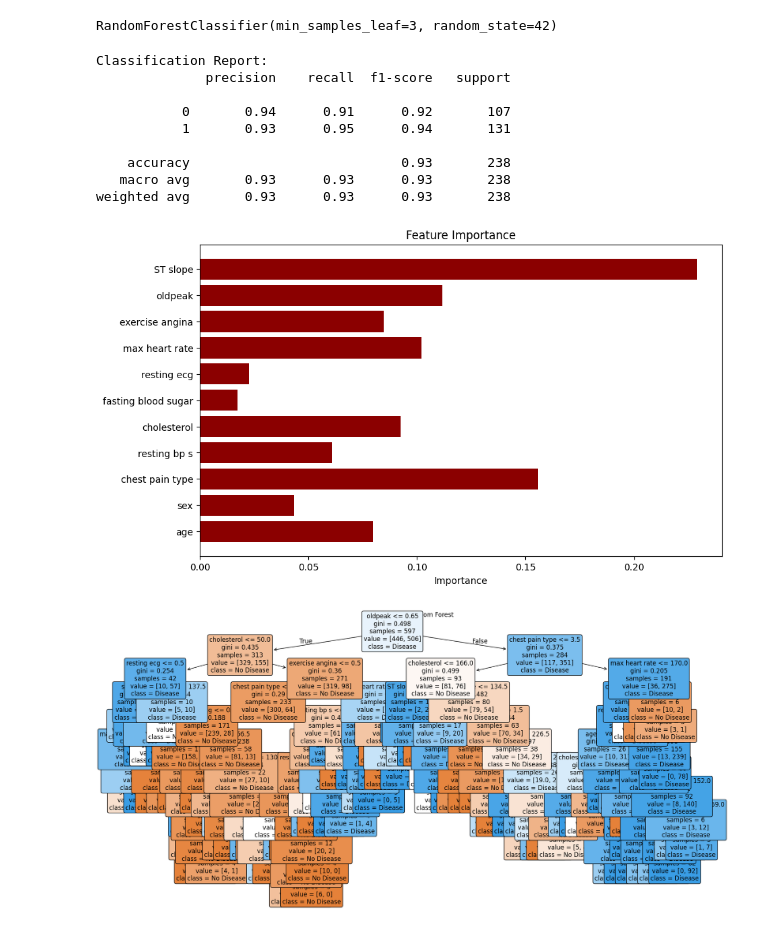
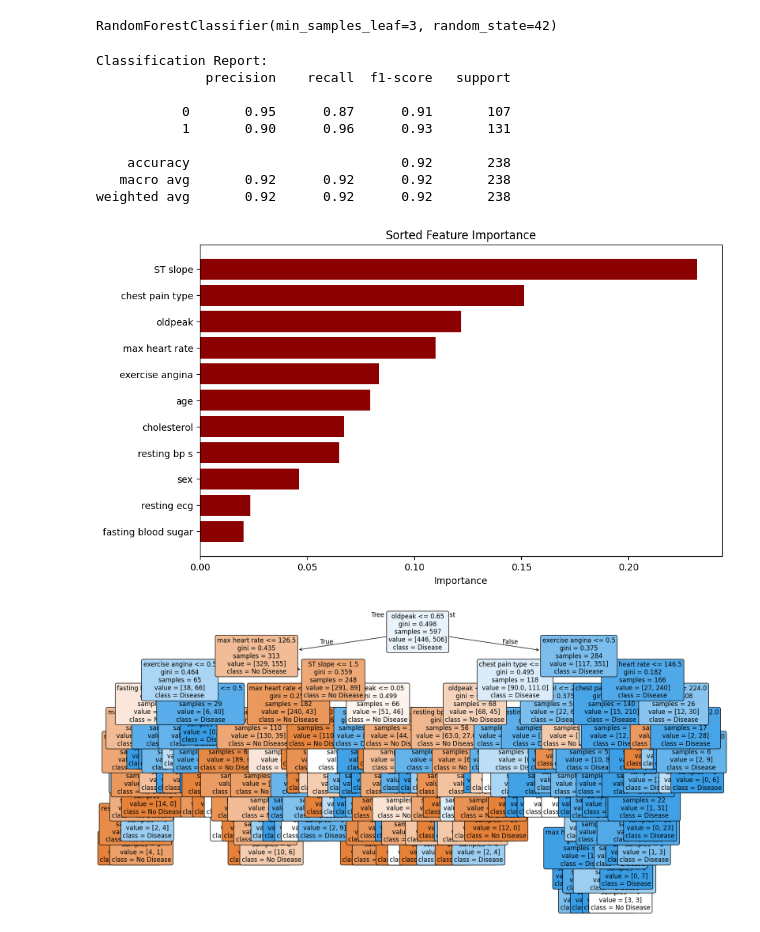
Before and after one commit to SanjayBista1010/Classification, a Jupyter notebook: HeartDiseaseRandomForest.ipynb, the cells around one changed output. Cells and saved outputs as stored; diff of their text form; code cells hidden in the pictures.

```diff
--- a/HeartDiseaseRandomForest.ipynb
+++ b/HeartDiseaseRandomForest.ipynb
@@ -66,0 +106,2 @@ dtype: int64
+# %%
+df["cholesterol"] = df["cholesterol"].replace(0, np.nan)
@@ -66,0 +114,2 @@ dtype: int64
+# %%
+df["cholesterol"] = df["cholesterol"].fillna(df["cholesterol"].median())
@@ -176,23 +231,29 @@ print(classification_rep)
 Classification Report:
               precision    recall  f1-score   support
 
-           0       0.94      0.91      0.92       107
-           1       0.93      0.95      0.94       131
+           0       0.95      0.87      0.91       107
+           1       0.90      0.96      0.93       131
 
-    accuracy                           0.93       238
-   macro avg       0.93      0.93      0.93       238
-weighted avg       0.93      0.93      0.93       238
+    accuracy                           0.92       238
+   macro avg       0.92      0.92      0.92       238
+weighted avg       0.92      0.92      0.92       238
 # %%
 features = X.columns.tolist()
 features_importance = rf_model.feature_importances_
+feat_imp = pd.DataFrame({
+    'Feature': features,
+    'Importance': features_importance
+})
+
+feat_imp = feat_imp.sort_values(by='Importance', ascending=True)
 
 plt.figure(figsize=(10, 6))
-plt.barh(features, features_importance, color='darkred')
+plt.barh(feat_imp['Feature'], feat_imp['Importance'], color='darkred')
 plt.xlabel('Importance')
-plt.title('Feature Importance')
+plt.title('Sorted Feature Importance')
 plt.show()
 # %% [output]
-[figure, old version]
+[figure, new version]
 # %%
 plt.figure(figsize=(20, 10))
 plot_tree(rf_model.estimators_[0],
@@ -202,4 +263,4 @@ plot_tree(rf_model.estimators_[0],
 plt.title("Tree 0 from Random Forest")
 plt.show()
 # %% [output]
-[figure, old version]
+[figure, new version]
```
Also changed, not shown: parts of 8 cells of this notebook.
